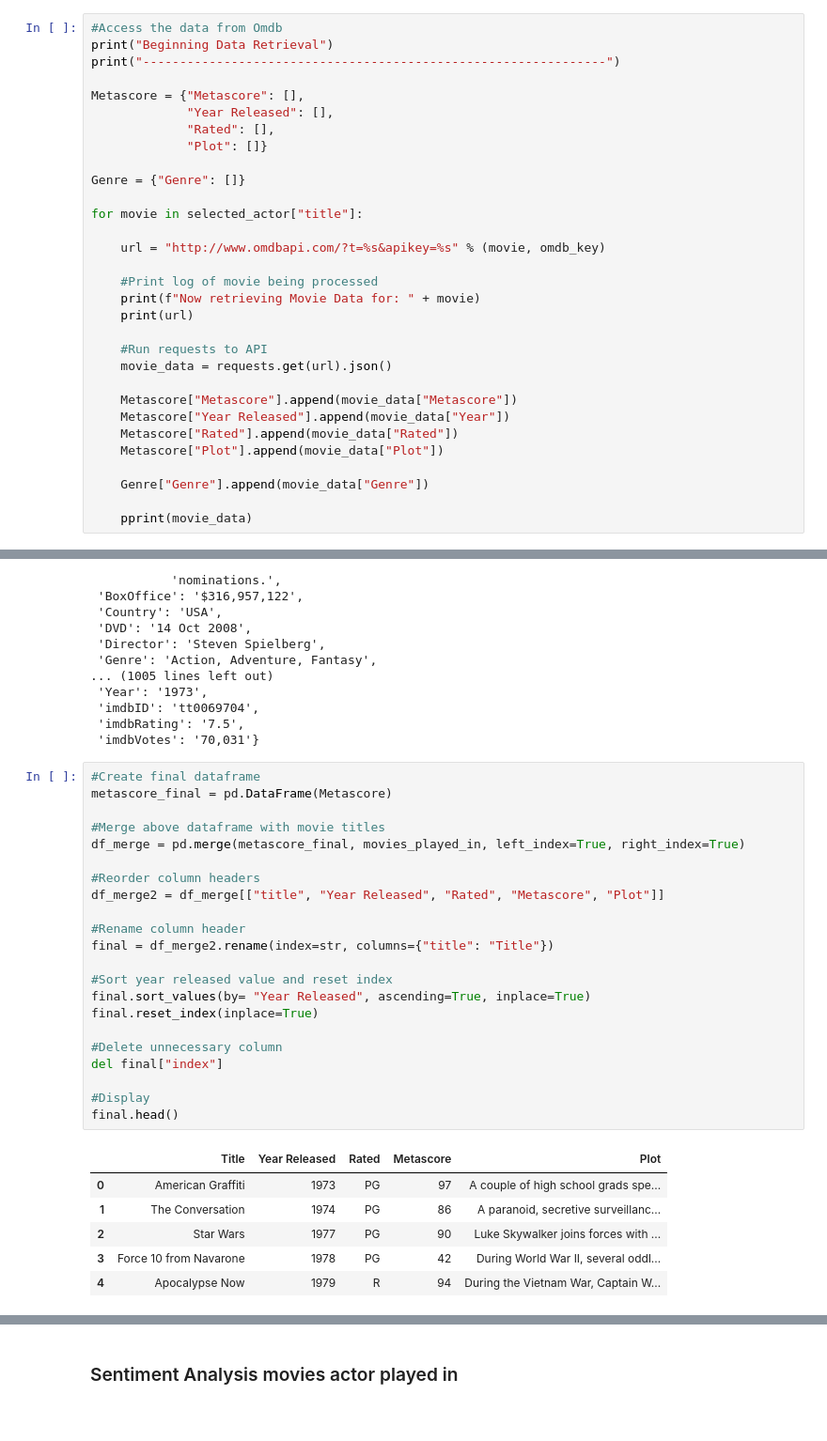
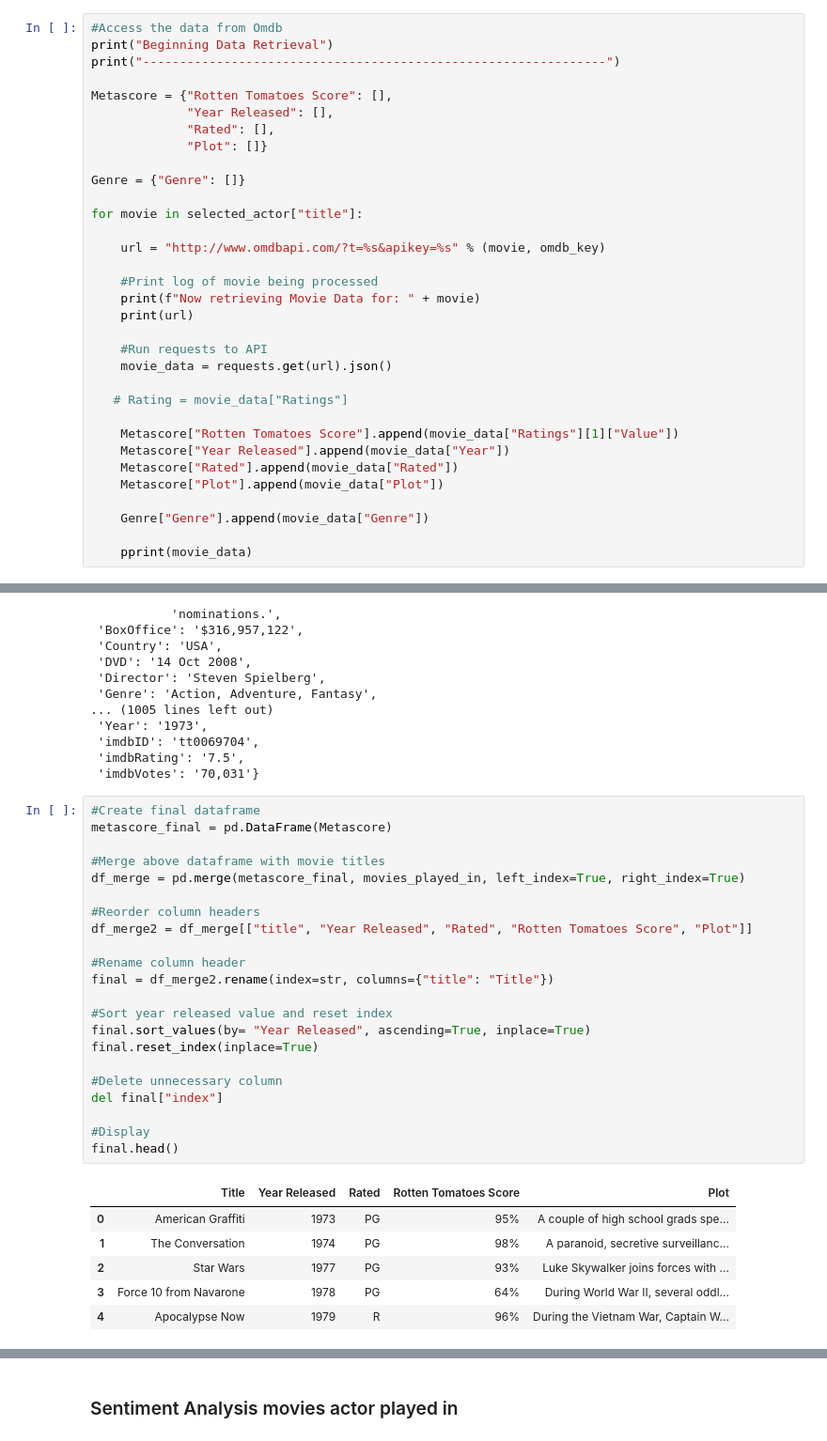
Before and after one commit to CTopham/Team-Green, a Jupyter notebook: Basic Movie Info.ipynb, the cells around one changed output, grey strips where cells are left out. Shown: that part at 94% size. Saved outputs shown, nothing was run; the diff lists cells and outputs as text.

```diff
--- a/Basic Movie Info.ipynb
+++ b/Basic Movie Info.ipynb
@@ -81,7 +81,7 @@ Harrison Ford has been in the following movies
 print("Beginning Data Retrieval")
 print("---------------------------------------------------------------")
 
-Metascore = {"Metascore": [],
+Metascore = {"Rotten Tomatoes Score": [],
              "Year Released": [],
              "Rated": [],
              "Plot": []}
@@ -99,7 +99,9 @@ for movie in selected_actor["title"]:
     #Run requests to API
     movie_data = requests.get(url).json()
 
-    Metascore["Metascore"].append(movie_data["Metascore"])
+   # Rating = movie_data["Ratings"]
+
+    Metascore["Rotten Tomatoes Score"].append(movie_data["Ratings"][1]["Value"])
     Metascore["Year Released"].append(movie_data["Year"])
     Metascore["Rated"].append(movie_data["Rated"])
     Metascore["Plot"].append(movie_data["Plot"])
@@ -128,32 +130,32 @@ http://www.omdbapi.com/?t=Indiana Jones and the Kingdom of the Crystal Skull&api
 # %%
 #Create final dataframe
 metascore_final = pd.DataFrame(Metascore)
 
 #Merge above dataframe with movie titles
 df_merge = pd.merge(metascore_final, movies_played_in, left_index=True, right_index=True)
 
 #Reorder column headers
-df_merge2 = df_merge[["title", "Year Released", "Rated", "Metascore", "Plot"]]
+df_merge2 = df_merge[["title", "Year Released", "Rated", "Rotten Tomatoes Score", "Plot"]]
 
 #Rename column header
 final = df_merge2.rename(index=str, columns={"title": "Title"})
 
 #Sort year released value and reset index
 final.sort_values(by= "Year Released", ascending=True, inplace=True)
 final.reset_index(inplace=True)
 
 #Delete unnecessary column
 del final["index"]
 
 #Display
 final.head()
 # %% [output]
-|  | Title | Year Released | Rated | Metascore | Plot |
-| 0 | American Graffiti | 1973 | PG | 97 | A couple of high school grads spe... |
-| 1 | The Conversation | 1974 | PG | 86 | A paranoid, secretive surveillanc... |
-| 2 | Star Wars | 1977 | PG | 90 | Luke Skywalker joins forces with ... |
-| 3 | Force 10 from Navarone | 1978 | PG | 42 | During World War II, several oddl... |
-| 4 | Apocalypse Now | 1979 | R | 94 | During the Vietnam War, Captain W... |
+|  | Title | Year Released | Rated | Rotten Tomatoes Score | Plot |
+| 0 | American Graffiti | 1973 | PG | 95% | A couple of high school grads spe... |
+| 1 | The Conversation | 1974 | PG | 98% | A paranoid, secretive surveillanc... |
+| 2 | Star Wars | 1977 | PG | 93% | Luke Skywalker joins forces with ... |
+| 3 | Force 10 from Navarone | 1978 | PG | 64% | During World War II, several oddl... |
+| 4 | Apocalypse Now | 1979 | R | 96% | During the Vietnam War, Captain W... |
 # %%
 #Set size of scatter plots
 plt.figure(figsize=(10,6))
```
Also changed, not shown: parts of 8 cells of this notebook, 1 other file.
